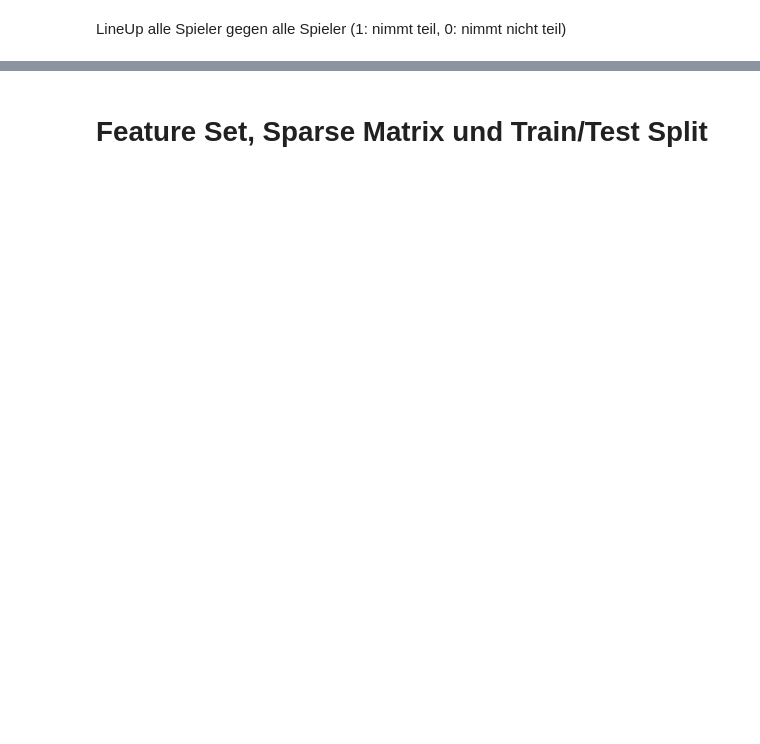
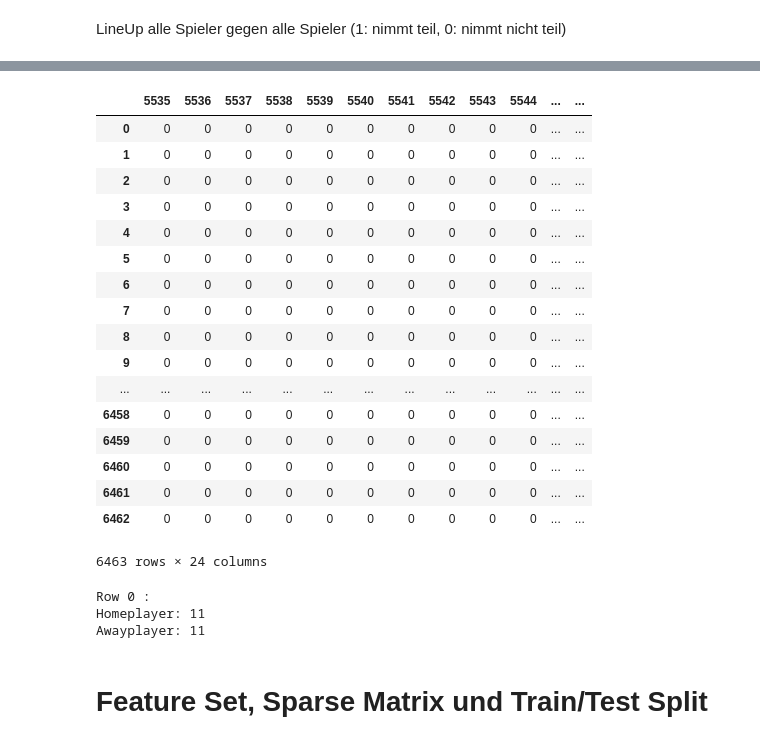
Before and after one commit to nobYsDarling/appliedDataScienceAndMachineLearning, a Jupyter notebook: FIFAWM2018Prediction.ipynb, the cells around one changed output, grey strips where cells are left out. Saved outputs shown, nothing was run; the diff lists cells and outputs as text; code cells hidden in the pictures; blank space fills up the shorter version.

```diff
--- a/FIFAWM2018Prediction.ipynb
+++ b/FIFAWM2018Prediction.ipynb
@@ -29,2 +174,41 @@ LineUp alle Spieler gegen alle Spieler (1: nimmt teil, 0: nimmt nicht teil)
+# %%
+fifa_complex.loc[:,5535:5558]
+# %% [output]
+|  | 5535 | 5536 | 5537 | 5538 | 5539 | 5540 | 5541 | 5542 | 5543 | 5544 | ... | ... |
+| 0 | 0 | 0 | 0 | 0 | 0 | 0 | 0 | 0 | 0 | 0 | ... | ... |
+| 1 | 0 | 0 | 0 | 0 | 0 | 0 | 0 | 0 | 0 | 0 | ... | ... |
+| 2 | 0 | 0 | 0 | 0 | 0 | 0 | 0 | 0 | 0 | 0 | ... | ... |
+| 3 | 0 | 0 | 0 | 0 | 0 | 0 | 0 | 0 | 0 | 0 | ... | ... |
+| 4 | 0 | 0 | 0 | 0 | 0 | 0 | 0 | 0 | 0 | 0 | ... | ... |
+| 5 | 0 | 0 | 0 | 0 | 0 | 0 | 0 | 0 | 0 | 0 | ... | ... |
+| 6 | 0 | 0 | 0 | 0 | 0 | 0 | 0 | 0 | 0 | 0 | ... | ... |
+| 7 | 0 | 0 | 0 | 0 | 0 | 0 | 0 | 0 | 0 | 0 | ... | ... |
+| 8 | 0 | 0 | 0 | 0 | 0 | 0 | 0 | 0 | 0 | 0 | ... | ... |
+| 9 | 0 | 0 | 0 | 0 | 0 | 0 | 0 | 0 | 0 | 0 | ... | ... |
+| ... | ... | ... | ... | ... | ... | ... | ... | ... | ... | ... | ... | ... |
+| 6458 | 0 | 0 | 0 | 0 | 0 | 0 | 0 | 0 | 0 | 0 | ... | ... |
+| 6459 | 0 | 0 | 0 | 0 | 0 | 0 | 0 | 0 | 0 | 0 | ... | ... |
+| 6460 | 0 | 0 | 0 | 0 | 0 | 0 | 0 | 0 | 0 | 0 | ... | ... |
+| 6461 | 0 | 0 | 0 | 0 | 0 | 0 | 0 | 0 | 0 | 0 | ... | ... |
+| 6462 | 0 | 0 | 0 | 0 | 0 | 0 | 0 | 0 | 0 | 0 | ... | ... |
+6463 rows × 24 columns
+# %%
+row = 0
+
+home = 0
+away = 0
+for column in range(1,10758):
+    if (fifa_complex.loc[row,column] == 1):
+        home += 1
+    if (fifa_complex.loc[row,column + 10756] == 1):
+        away += 1
+
+print("Row", row,":")
+print("Homeplayer:", home)
+print("Awayplayer:", away)
+# %% [output]
+Row 0 :
+Homeplayer: 11
+Awayplayer: 11
 # %% [markdown]
 # Feature Set, Sparse Matrix und Train/Test Split
```
Also changed, not shown: parts of 37 cells of this notebook, 1 other file.
